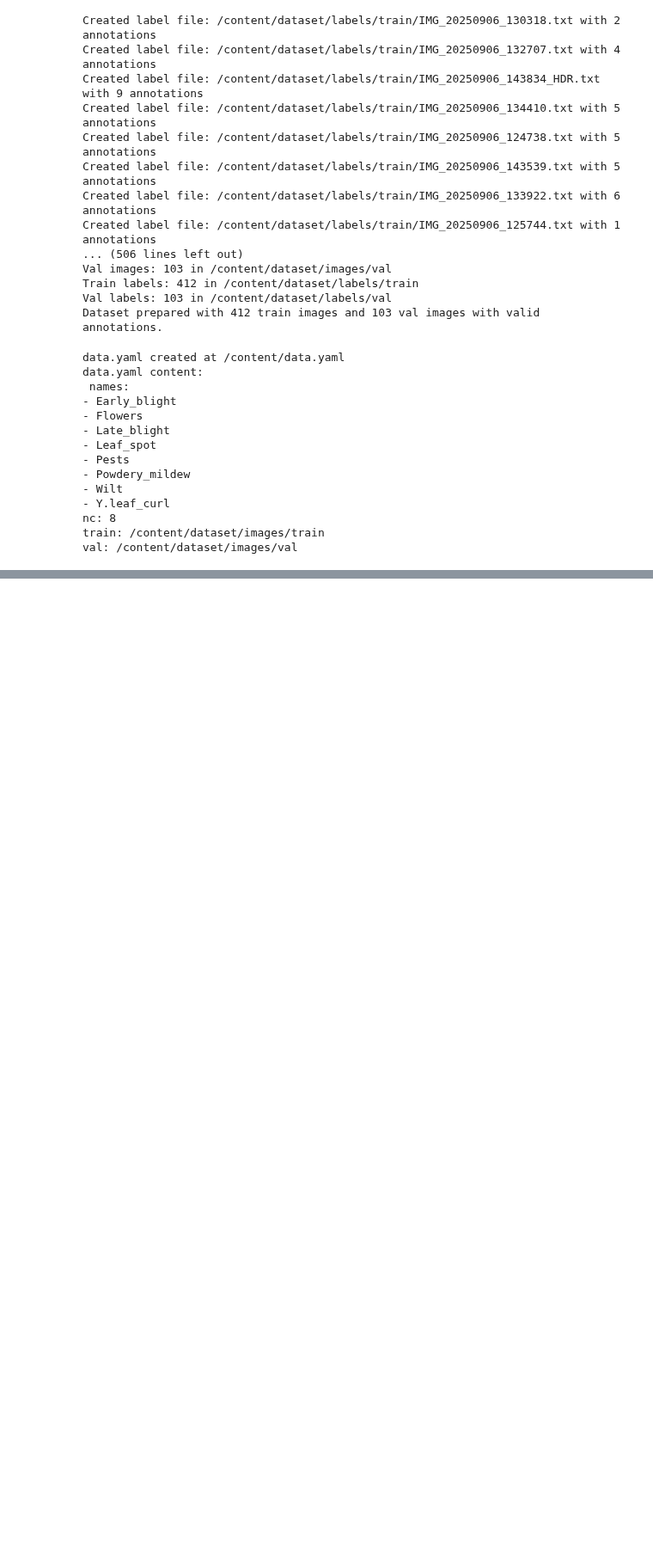
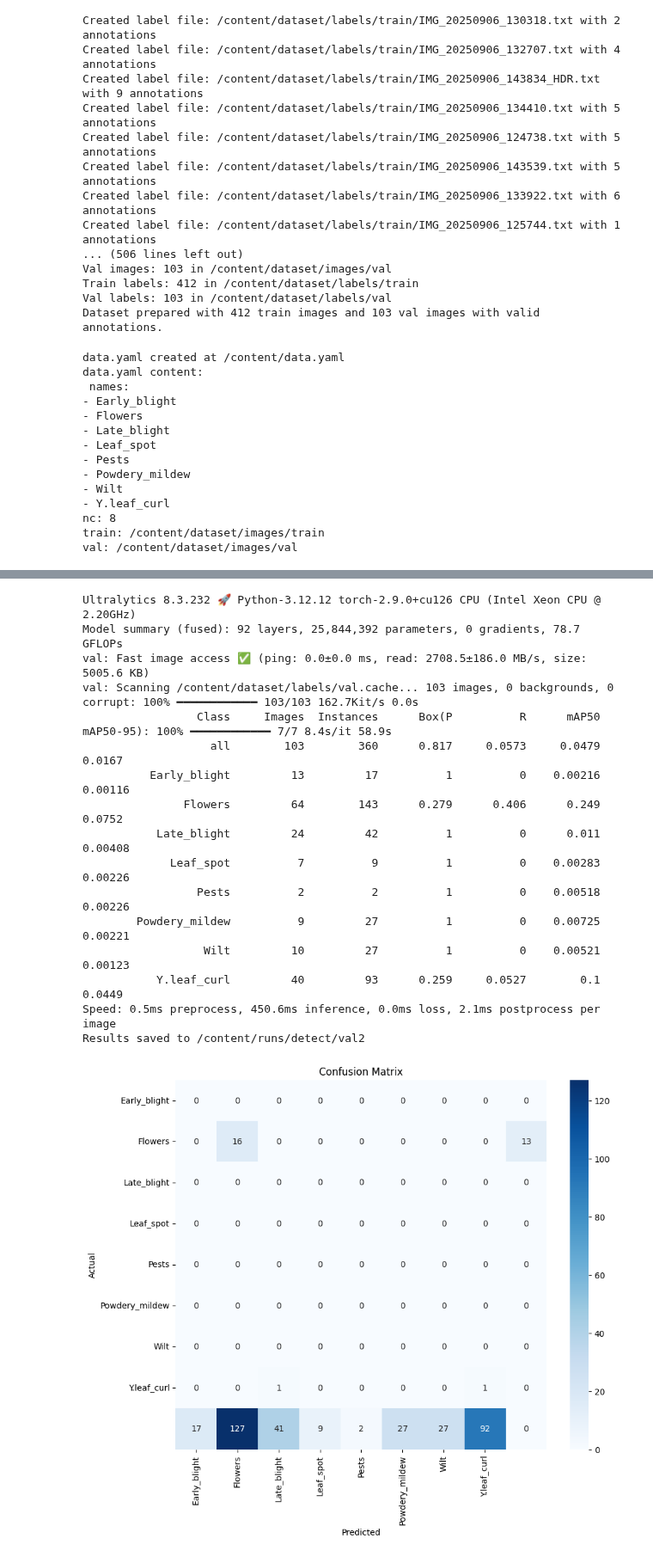
Before and after one commit to ChiriKamau/limaAI, a Jupyter notebook: notebooks/leaf_model/yololeafmodel.ipynb, the cells around one changed output, grey strips where cells are left out. Shown at 86% size. Saved outputs shown, nothing was run; the diff lists cells and outputs as text; code cells hidden in the pictures; blank space fills up the shorter version.

```diff
--- a/notebooks/leaf_model/yololeafmodel.ipynb
+++ b/notebooks/leaf_model/yololeafmodel.ipynb
@@ -461,45 +462,77 @@ for i, img_path in enumerate(test_images):
 # %%
 from ultralytics import YOLO
 import matplotlib.pyplot as plt
 import seaborn as sns
 import numpy as np
 
 # Load trained model
 model_path = '/content/drive/MyDrive/Tomato_dataset/models/yolov8m_trained(v3).pt'
 model = YOLO(model_path)
 
 # Evaluate on validation set and generate plots
 results = model.val(data='/content/data.yaml', imgsz=320, batch=16, plots=True)
 
 # ------------------------
 # Confusion matrix (per class)
 # ------------------------
 # results.plot_confusion_matrix() is automatic if plots=True
 # But you can also create a heatmap manually:
 
-if hasattr(results, 'confusion_matrix'):
-    cm = results.confusion_matrix  # numpy array
+if hasattr(results, 'confusion_matrix') and results.confusion_matrix is not None:
+    # Access the actual numpy array from the ConfusionMatrix object
+    cm = results.confusion_matrix.matrix
     class_names = [name for idx, name in sorted(results.names.items())]
 
-    plt.figure(figsize=(10, 8))
-    sns.heatmap(cm, annot=True, fmt='d', xticklabels=class_names, yticklabels=class_names, cmap='Blues')
-    plt.xlabel('Predicted')
-    plt.ylabel('Actual')
-    plt.title('Confusion Matrix')
-    plt.show()
+    # Ensure cm is not empty or scalar before plotting
+    if cm.ndim == 2 and cm.size > 0:
+        plt.figure(figsize=(10, 8))
+        sns.heatmap(cm, annot=True, fmt='g', xticklabels=class_names, yticklabels=class_names, cmap='Blues')
+        plt.xlabel('Predicted')
+        plt.ylabel('Actual')
+        plt.title('Confusion Matrix')
+        plt.show()
+    else:
+        print("Confusion matrix is not a valid 2D array or is empty, skipping plot.")
 
 # ------------------------
 # Precision-Recall curve
 # ------------------------
-if hasattr(results, 'pr_curves'):
-    for cls_idx, cls_name in results.names.items():
-        pr_data = results.pr_curves[cls_idx]  # (precision, recall) for this class
-        precision, recall = pr_data
-        plt.plot(recall, precision, label=cls_name)
+if hasattr(results, 'pr_curves') and results.pr_curves is not None:
+    # Ensure pr_curves is not empty
+    if len(results.pr_curves) > 0:
+        plt.figure(figsize=(10, 8))
+        for cls_idx, cls_name in results.names.items():
+            pr_data = results.pr_curves[cls_idx]  # (precision, recall) for this class
+            # Ensure pr_data contains actual precision and recall arrays
+            if pr_data is not None and len(pr_data) == 2 and pr_data[0].size > 0 and pr_data[1].size > 0:
+                precision, recall = pr_data
+                plt.plot(recall, precision, label=cls_name)
+            else:
+                print(f"PR data for class {cls_name} is invalid or empty, skipping plot.")
 
-    plt.xlabel('Recall')
-    plt.ylabel('Precision')
-    plt.title('Precision-Recall Curve (Per Class)')
-    plt.legend()
-    plt.grid(True)
-    plt.show()
+        plt.xlabel('Recall')
+        plt.ylabel('Precision')
+        plt.title('Precision-Recall Curve (Per Class)')
+        plt.legend()
+        plt.grid(True)
+        plt.show()
+    else:
+        print("No PR curves found, skipping plot.")
+# %% [output]
+Ultralytics 8.3.232 🚀 Python-3.12.12 torch-2.9.0+cu126 CPU (Intel Xeon CPU @ 2.20GHz)
+Model summary (fused): 92 layers, 25,844,392 parameters, 0 gradients, 78.7 GFLOPs
+val: Fast image access ✅ (ping: 0.0±0.0 ms, read: 2708.5±186.0 MB/s, size: 5005.6 KB)
+val: Scanning /content/dataset/labels/val.cache... 103 images, 0 backgrounds, 0 corrupt: 100% ━━━━━━━━━━━━ 103/103 162.7Kit/s 0.0s
+                 Class     Images  Instances      Box(P          R      mAP50  mAP50-95): 100% ━━━━━━━━━━━━ 7/7 8.4s/it 58.9s
+                   all        103        360      0.817     0.0573     0.0479     0.0167
+          Early_blight         13         17          1          0    0.00216    0.00116
+               Flowers         64        143      0.279      0.406      0.249     0.0752
+           Late_blight         24         42          1          0      0.011    0.00408
+             Leaf_spot          7          9          1          0    0.00283    0.00226
+                 Pests          2          2          1          0    0.00518    0.00226
+        Powdery_mildew          9         27          1          0    0.00725    0.00221
+                  Wilt         10         27          1          0    0.00521    0.00123
+           Y.leaf_curl         40         93      0.259     0.0527        0.1     0.0449
+Speed: 0.5ms preprocess, 450.6ms inference, 0.0ms loss, 2.1ms postprocess per image
+Results saved to /content/runs/detect/val2
+[figure, added]
```
Also changed, not shown: parts of 3 cells of this notebook.
